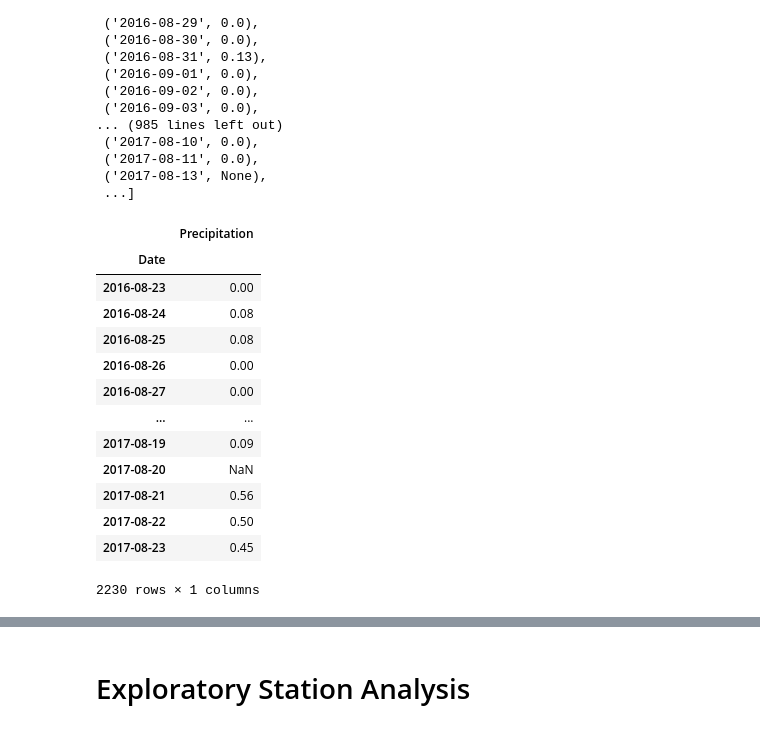
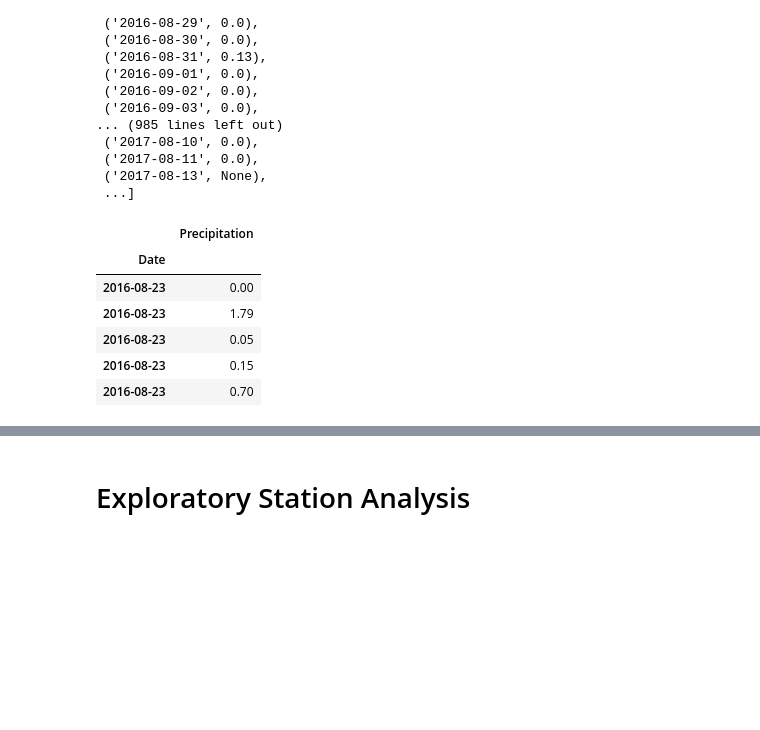
Before and after one commit to nithiyasuresh/sqlalchemy-challenge, a Jupyter notebook: climate_starter.ipynb, the cells around one changed output, grey strips where cells are left out. Cells and saved outputs as stored; diff of their text form; code cells hidden in the pictures; blank space fills up the shorter version.

```diff
--- a/climate_starter.ipynb
+++ b/climate_starter.ipynb
@@ -115,26 +127,19 @@ precip_score
 # %%
 # Save the query results as a Pandas DataFrame and set the index to the date column
 # sort values by date
 
 precip_df = pd.DataFrame(precip_score, columns=['Date', 'Precipitation'])
 
 precip_df.set_index('Date', inplace =True)
-precip_df.sort_values(by=['Date'])
-precip_df
+df=precip_df.sort_values(by=['Date']).dropna()
+df.head()
 # %% [output]
 |  | Precipitation |
 | Date |  |
 | 2016-08-23 | 0.00 |
-| 2016-08-24 | 0.08 |
-| 2016-08-25 | 0.08 |
-| 2016-08-26 | 0.00 |
-| 2016-08-27 | 0.00 |
-| ... | ... |
-| 2017-08-19 | 0.09 |
-| 2017-08-20 | NaN |
-| 2017-08-21 | 0.56 |
-| 2017-08-22 | 0.50 |
-| 2017-08-23 | 0.45 |
+| 2016-08-23 | 1.79 |
+| 2016-08-23 | 0.05 |
+| 2016-08-23 | 0.15 |
+| 2016-08-23 | 0.70 |
-2230 rows × 1 columns
 # %%
 # Use Pandas Plotting with Matplotlib to plot the data
```
Also changed, not shown: parts of 13 cells of this notebook, 2 other files.
